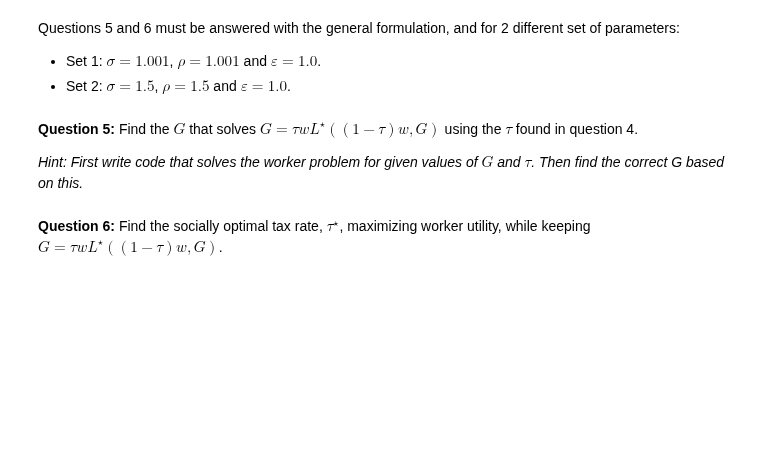
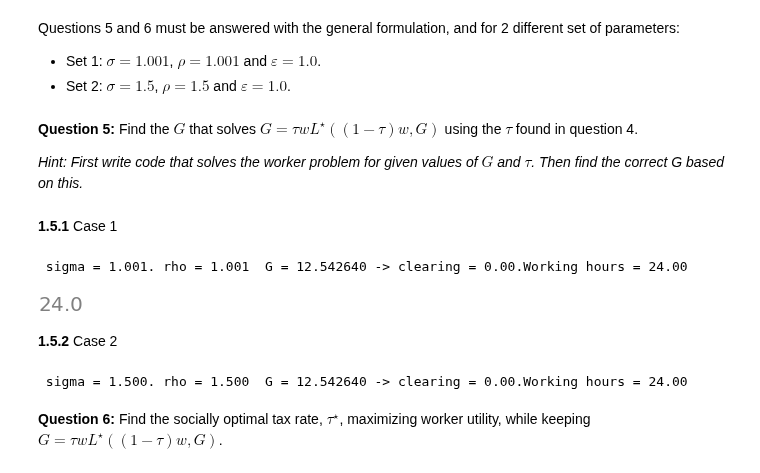
Before and after one commit to NumEconCopenhagen/projects-2023-andershuus_christianfogel, a Jupyter notebook: examproject/Exam-2023-notebook.ipynb, the cells around one changed output. Saved outputs shown, nothing was run; the diff lists cells and outputs as text; code cells hidden in the pictures; blank space fills up the shorter version.

```diff
--- a/examproject/Exam-2023-notebook.ipynb
+++ b/examproject/Exam-2023-notebook.ipynb
@@ -325,2 +324,20 @@ Questions 5 and 6 must be answered with the general formulation, and for 2 diffe
+# %% [markdown]
+**1.5.1** Case 1
+# %%
+
+opt_Q5_case1=Q1.Question_1_5(sigma=1.001,rho=1.001)
+opt_Q5_case1.find_relative_price()
+
+opt_Q5_case1.utility_optimize(12.5)
+# %% [output]
+ sigma = 1.001. rho = 1.001  G = 12.542640 -> clearing = 0.00.Working hours = 24.00
+[figure, added]
+# %% [markdown]
+**1.5.2** Case 2
+# %%
+opt_Q5_case2=Q1.Question_1_5(sigma=1.5,rho=1.5)
+opt_Q5_case2.find_relative_price()
+# %% [output]
+ sigma = 1.500. rho = 1.500  G = 12.542640 -> clearing = 0.00.Working hours = 24.00
 # %% [markdown]
 **Question 6:** Find the socially optimal tax rate, $\tau^{\star}$, maximizing worker utility, while keeping $G = \tau w L^{\star}((1-\tau)w,G)$.
```
Also changed, not shown: parts of 8 cells of this notebook, 1 other file.
